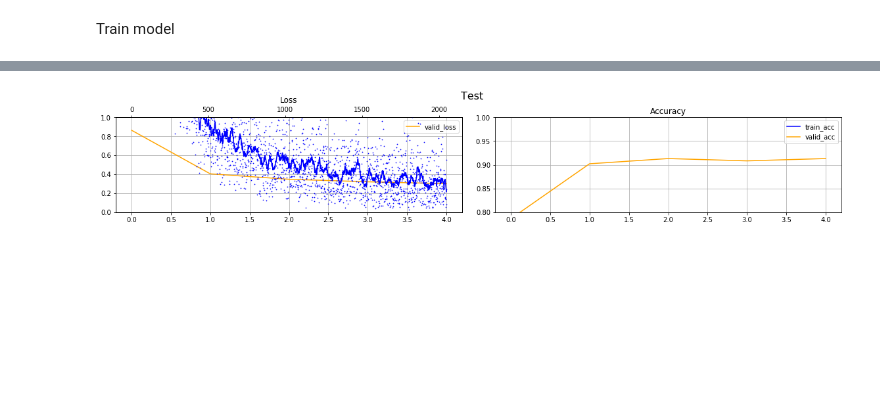
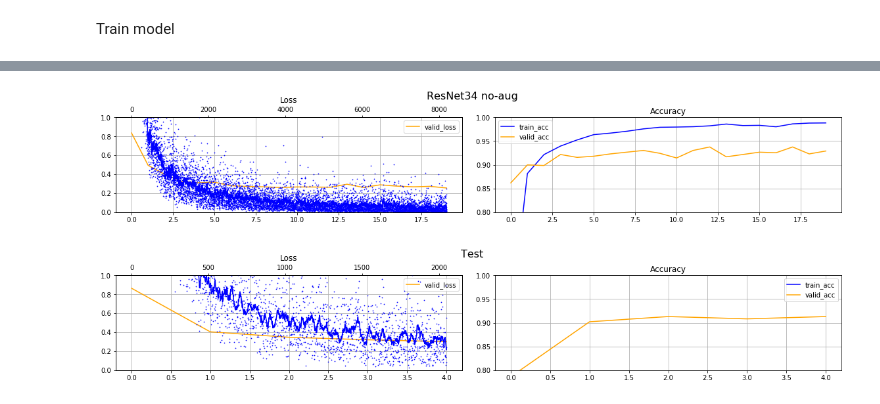
Before and after one commit to marcinbogdanski/ai-sketchpad, a Jupyter notebook: PyTorchNN/1450_DenseNet121_Transfer.ipynb, the cells around one changed output, grey strips where cells are left out. Saved outputs shown, nothing was run; the diff lists cells and outputs as text; code cells hidden in the pictures; blank space fills up the shorter version.

```diff
--- a/PyTorchNN/1450_DenseNet121_Transfer.ipynb
+++ b/PyTorchNN/1450_DenseNet121_Transfer.ipynb
@@ -191,3 +256,7 @@ def plot_hist(hist, title):
+# %%
+plot_hist(hist, title='ResNet34 no-aug')
+# %% [output]
+[figure, added]
 # %%
 plot_hist(hist, title='Test')
 # %% [output]
```
Also changed, not shown: parts of 17 cells of this notebook, 1 other file.
